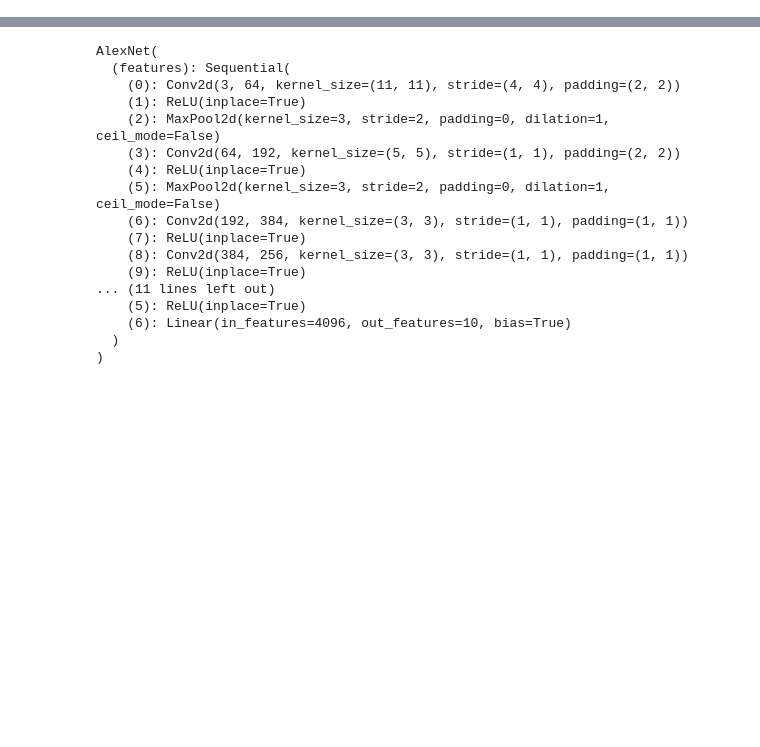
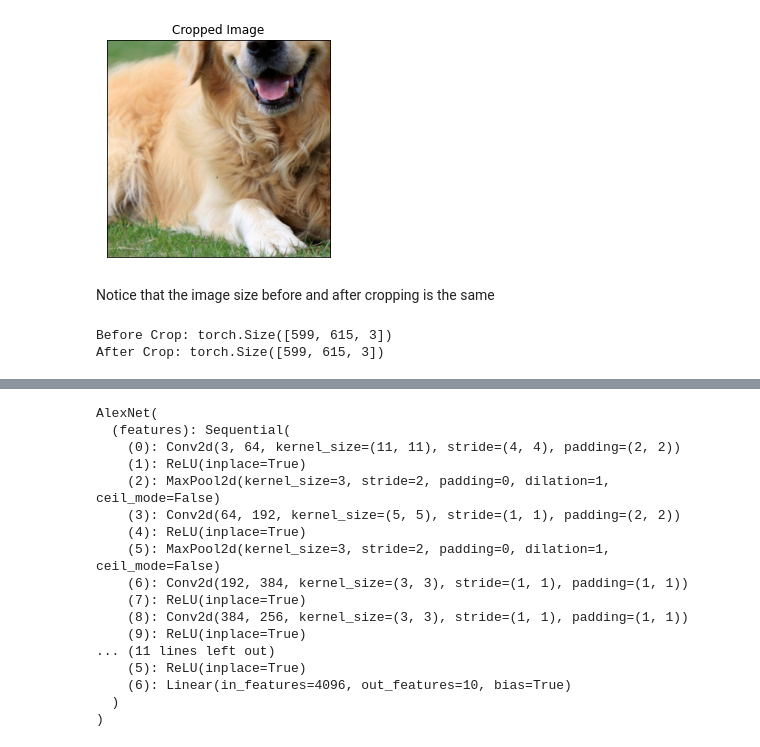
Before and after one commit to willfurtado/cs182demo, a Jupyter notebook: main.ipynb, the cells around one changed output, grey strips where cells are left out. Cells and saved outputs as stored; diff of their text form; code cells hidden in the pictures; blank space fills up the shorter version.

```diff
--- a/main.ipynb
+++ b/main.ipynb
@@ -22,0 +96,19 @@ Let us utilize the AlexNet architecture. The AlexNet architecture consists of fi
+# %%
+# Crop the input image based on crop size
+crop = transforms.RandomResizedCrop(size=dog.shape[:2])
+dog_cropped = crop(dog.permute(2,0,1)).permute(1,2,0)
+
+plt.imshow(dog_cropped);
+plt.xticks([])
+plt.yticks([]);
+plt.title("Cropped Image");
+# %% [output]
+[figure, added]
+# %% [markdown]
+Notice that the image size before and after cropping is the same
+# %%
+print(f'Before Crop: {dog.shape}')
+print(f'After Crop: {dog_cropped.shape}')
+# %% [output]
+Before Crop: torch.Size([599, 615, 3])
+After Crop: torch.Size([599, 615, 3])
```
Also changed, not shown: parts of 30 cells of this notebook, 4 other files.
